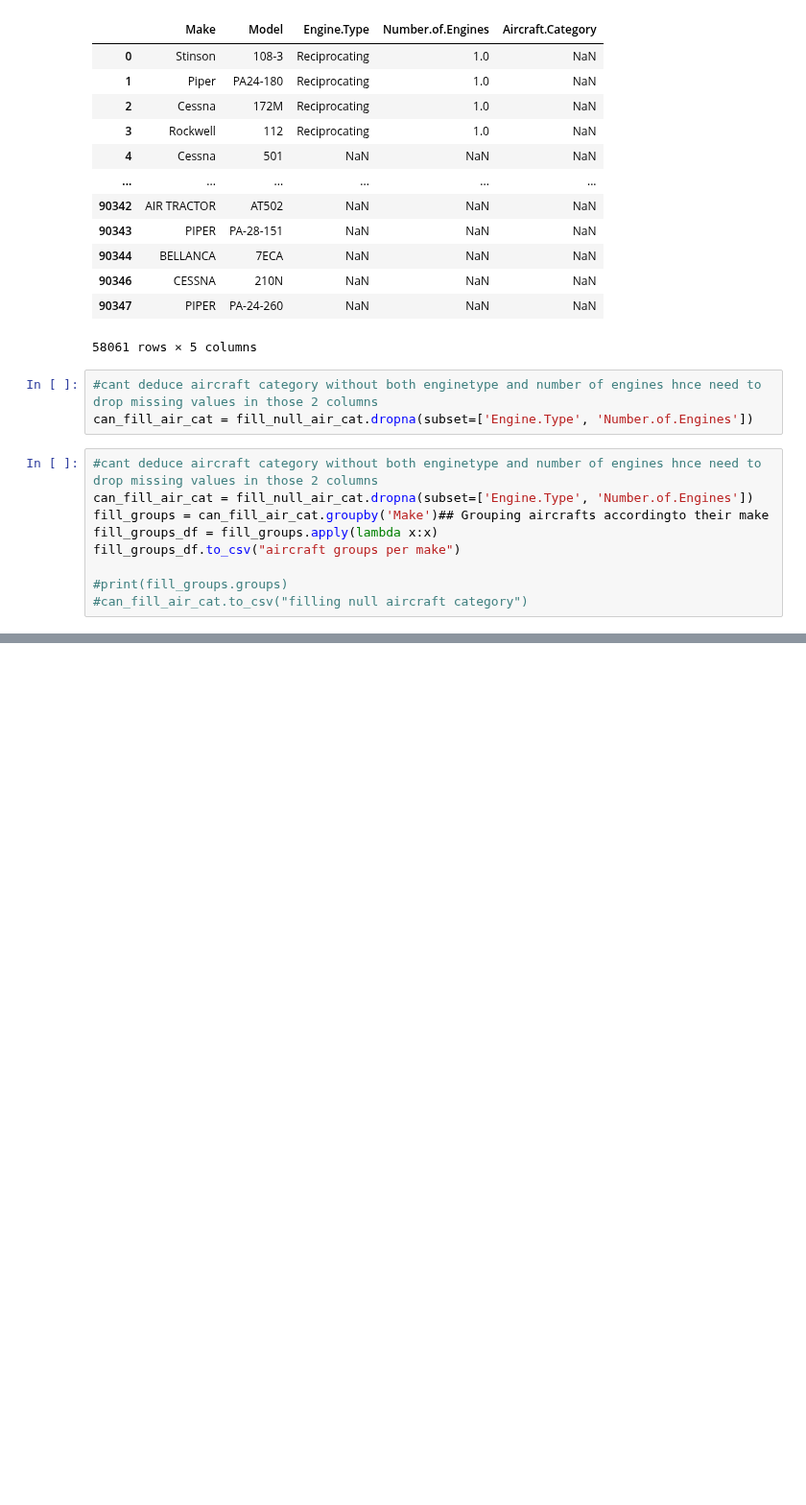
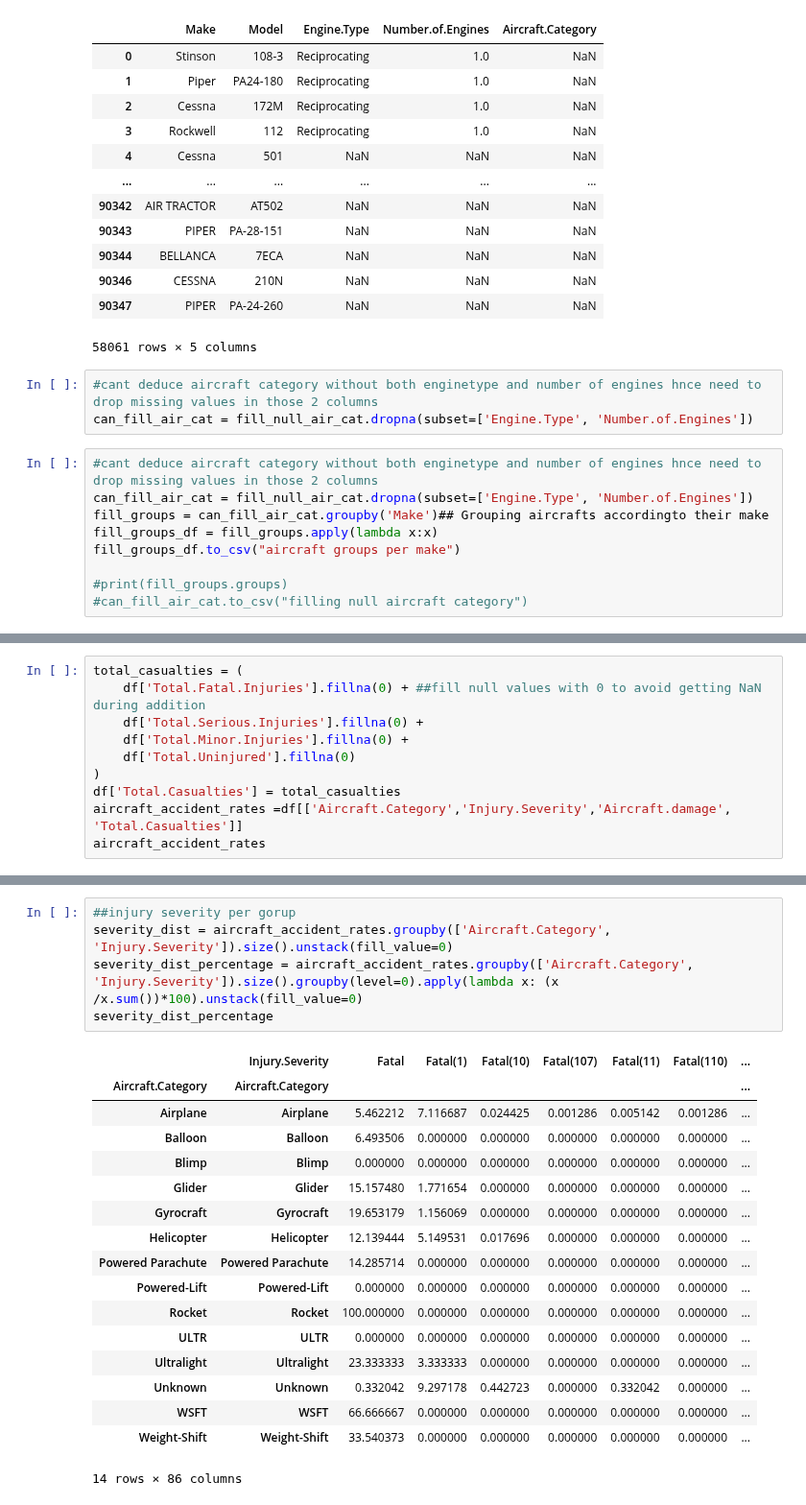
Before and after one commit to GiannaSal/data-driven-insights-for-aviation-risk-management, a Jupyter notebook: analysis.ipynb, the cells around one changed output, grey strips where cells are left out. Shown at 96% size. Drawn from its saved outputs; the diff is of its cells as text; blank space fills up the shorter version.

Commit message:
Aircraft categories and severity of accidents analysed

```diff
--- a/analysis.ipynb
+++ b/analysis.ipynb
@@ -244,0 +357,10 @@ fill_groups_df.to_csv("aircraft groups per make")
+# %%
+total_casualties = (
+    df['Total.Fatal.Injuries'].fillna(0) + ##fill null values with 0 to avoid getting NaN during addition
+    df['Total.Serious.Injuries'].fillna(0) +
+    df['Total.Minor.Injuries'].fillna(0) +
+    df['Total.Uninjured'].fillna(0)
+)
+df['Total.Casualties'] = total_casualties
+aircraft_accident_rates =df[['Aircraft.Category','Injury.Severity','Aircraft.damage', 'Total.Casualties']]
+aircraft_accident_rates
@@ -244,0 +455,23 @@ fill_groups_df.to_csv("aircraft groups per make")
+# %%
+##injury severity per gorup
+severity_dist = aircraft_accident_rates.groupby(['Aircraft.Category', 'Injury.Severity']).size().unstack(fill_value=0)
+severity_dist_percentage = aircraft_accident_rates.groupby(['Aircraft.Category', 'Injury.Severity']).size().groupby(level=0).apply(lambda x: (x /x.sum())*100).unstack(fill_value=0)
+severity_dist_percentage
+# %% [output]
+|  | Injury.Severity | Fatal | Fatal(1) | Fatal(10) | Fatal(107) | Fatal(11) | Fatal(110) | ... |
+| Aircraft.Category | Aircraft.Category |  |  |  |  |  |  | ... |
+| Airplane | Airplane | 5.462212 | 7.116687 | 0.024425 | 0.001286 | 0.005142 | 0.001286 | ... |
+| Balloon | Balloon | 6.493506 | 0.000000 | 0.000000 | 0.000000 | 0.000000 | 0.000000 | ... |
+| Blimp | Blimp | 0.000000 | 0.000000 | 0.000000 | 0.000000 | 0.000000 | 0.000000 | ... |
+| Glider | Glider | 15.157480 | 1.771654 | 0.000000 | 0.000000 | 0.000000 | 0.000000 | ... |
+| Gyrocraft | Gyrocraft | 19.653179 | 1.156069 | 0.000000 | 0.000000 | 0.000000 | 0.000000 | ... |
+| Helicopter | Helicopter | 12.139444 | 5.149531 | 0.017696 | 0.000000 | 0.000000 | 0.000000 | ... |
+| Powered Parachute | Powered Parachute | 14.285714 | 0.000000 | 0.000000 | 0.000000 | 0.000000 | 0.000000 | ... |
+| Powered-Lift | Powered-Lift | 0.000000 | 0.000000 | 0.000000 | 0.000000 | 0.000000 | 0.000000 | ... |
+| Rocket | Rocket | 100.000000 | 0.000000 | 0.000000 | 0.000000 | 0.000000 | 0.000000 | ... |
+| ULTR | ULTR | 0.000000 | 0.000000 | 0.000000 | 0.000000 | 0.000000 | 0.000000 | ... |
+| Ultralight | Ultralight | 23.333333 | 3.333333 | 0.000000 | 0.000000 | 0.000000 | 0.000000 | ... |
+| Unknown | Unknown | 0.332042 | 9.297178 | 0.442723 | 0.000000 | 0.332042 | 0.000000 | ... |
+| WSFT | WSFT | 66.666667 | 0.000000 | 0.000000 | 0.000000 | 0.000000 | 0.000000 | ... |
+| Weight-Shift | Weight-Shift | 33.540373 | 0.000000 | 0.000000 | 0.000000 | 0.000000 | 0.000000 | ... |
+14 rows × 86 columns
```
Also changed, not shown: parts of 12 cells of this notebook, 3 other files.
